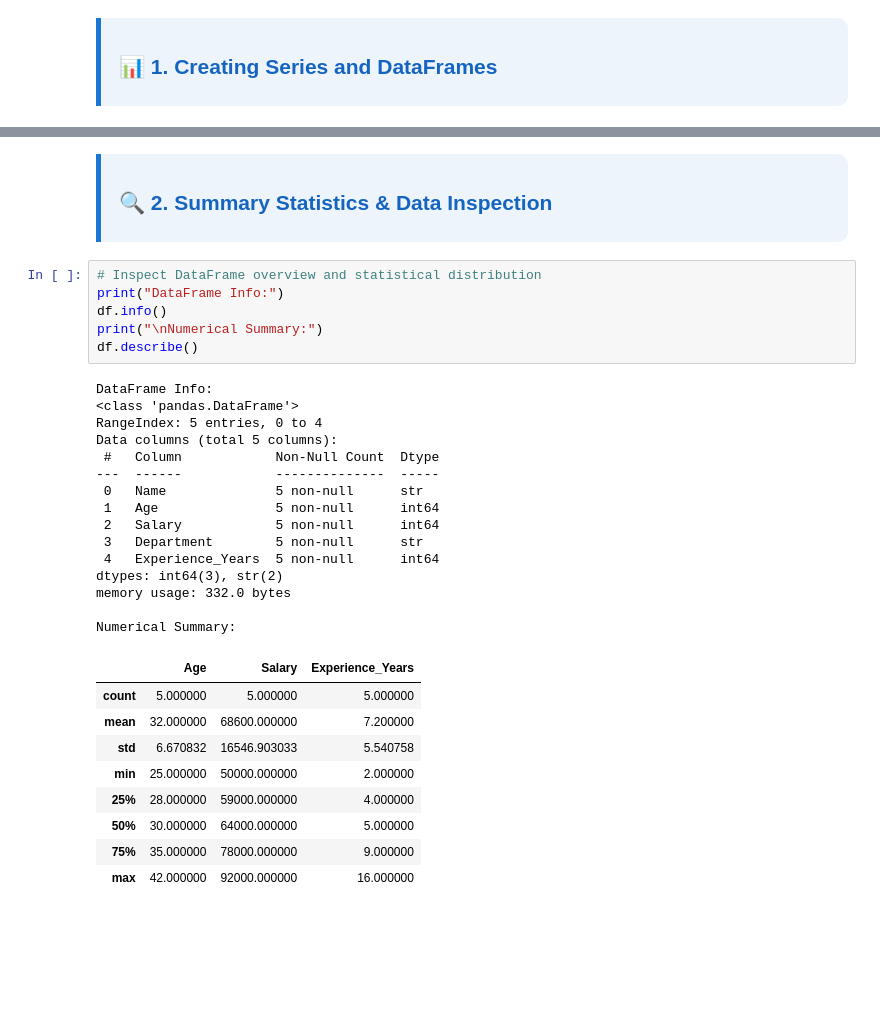
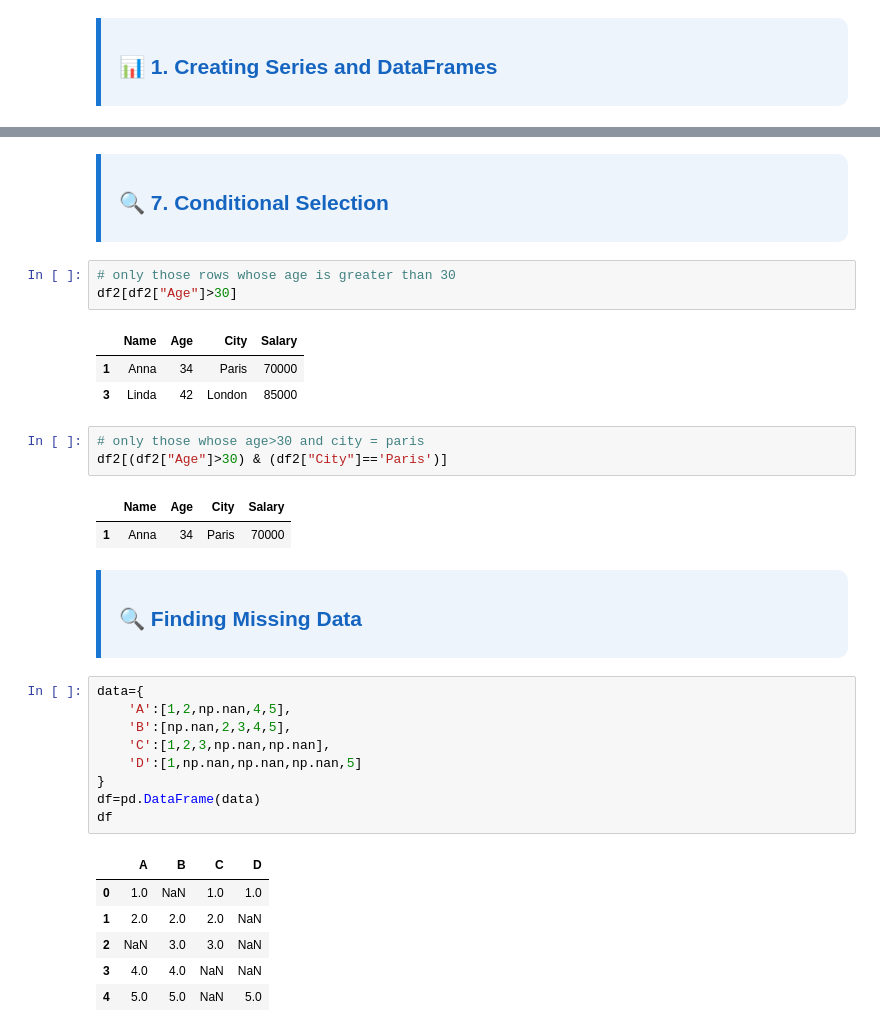
Before and after one commit to DebarghyaAich/Machine_Learning_Basics, a Jupyter notebook: Python_Libraries_Tutorial/pandas.ipynb, the cells around one changed output, grey strips where cells are left out. Cells and saved outputs as stored; diff of their text form; blank space fills up the shorter version.

Commit message:
feat(pandas): add complete tutorial with Series, DataFrames, indexing, row/column operations, and filtering

```diff
--- a/Python_Libraries_Tutorial/pandas.ipynb
+++ b/Python_Libraries_Tutorial/pandas.ipynb
@@ -65,37 +230,41 @@ df
+# %% [markdown]
+<div style="border-left: 5px solid #1976d2; padding: 10px 18px; background: rgba(25, 118, 210, 0.08); border-radius: 0 10px 10px 0; margin: 24px 0 14px 0;">
+  <h2 style="margin: 0; color: #1565c0; font-family: 'Segoe UI', -apple-system, sans-serif; font-size: 21px; font-weight: 700; display: flex; align-items: center; gap: 10px;">
+    <span>🔍</span> 7. Conditional Selection
+  </h2>
+</div>
+# %%
+# only those rows whose age is greater than 30
+df2[df2["Age"]>30]
+# %% [output]
+|  | Name | Age | City | Salary |
+| 1 | Anna | 34 | Paris | 70000 |
+| 3 | Linda | 42 | London | 85000 |
+# %%
+# only those whose age>30 and city = paris
+df2[(df2["Age"]>30) & (df2["City"]=='Paris')]
+# %% [output]
+|  | Name | Age | City | Salary |
+| 1 | Anna | 34 | Paris | 70000 |
 # %% [markdown]
 <div style="border-left: 5px solid #1976d2; padding: 10px 18px; background: rgba(25, 118, 210, 0.08); border-radius: 0 10px 10px 0; margin: 24px 0 14px 0;">
   <h2 style="margin: 0; color: #1565c0; font-family: 'Segoe UI', -apple-system, sans-serif; font-size: 21px; font-weight: 700; display: flex; align-items: center; gap: 10px;">
-    <span>🔍</span> 2. Summary Statistics & Data Inspection
+    <span>🔍</span> Finding Missing Data
   </h2>
 </div>
-# %%
-# Inspect DataFrame overview and statistical distribution
-print("DataFrame Info:")
-df.info()
-print("\nNumerical Summary:")
-df.describe()
-# %% [output]
-DataFrame Info:
-<class 'pandas.DataFrame'>
-RangeIndex: 5 entries, 0 to 4
-Data columns (total 5 columns):
- #   Column            Non-Null Count  Dtype
----  ------            --------------  -----
- 0   Name              5 non-null      str
- 1   Age               5 non-null      int64
- 2   Salary            5 non-null      int64
- 3   Department        5 non-null      str
- 4   Experience_Years  5 non-null      int64
-dtypes: int64(3), str(2)
-memory usage: 332.0 bytes
-
-Numerical Summary:
-|  | Age | Salary | Experience_Years |
-| count | 5.000000 | 5.000000 | 5.000000 |
-| mean | 32.000000 | 68600.000000 | 7.200000 |
-| std | 6.670832 | 16546.903033 | 5.540758 |
-| min | 25.000000 | 50000.000000 | 2.000000 |
-| 25% | 28.000000 | 59000.000000 | 4.000000 |
-| 50% | 30.000000 | 64000.000000 | 5.000000 |
-| 75% | 35.000000 | 78000.000000 | 9.000000 |
-| max | 42.000000 | 92000.000000 | 16.000000 |
+# %%
+data={
+    'A':[1,2,np.nan,4,5],
+    'B':[np.nan,2,3,4,5],
+    'C':[1,2,3,np.nan,np.nan],
+    'D':[1,np.nan,np.nan,np.nan,5]
+}
+df=pd.DataFrame(data)
+df
+# %% [output]
+|  | A | B | C | D |
+| 0 | 1.0 | NaN | 1.0 | 1.0 |
+| 1 | 2.0 | 2.0 | 2.0 | NaN |
+| 2 | NaN | 3.0 | 3.0 | NaN |
+| 3 | 4.0 | 4.0 | NaN | NaN |
+| 4 | 5.0 | 5.0 | NaN | 5.0 |
```
Also changed, not shown: parts of 35 cells of this notebook.
